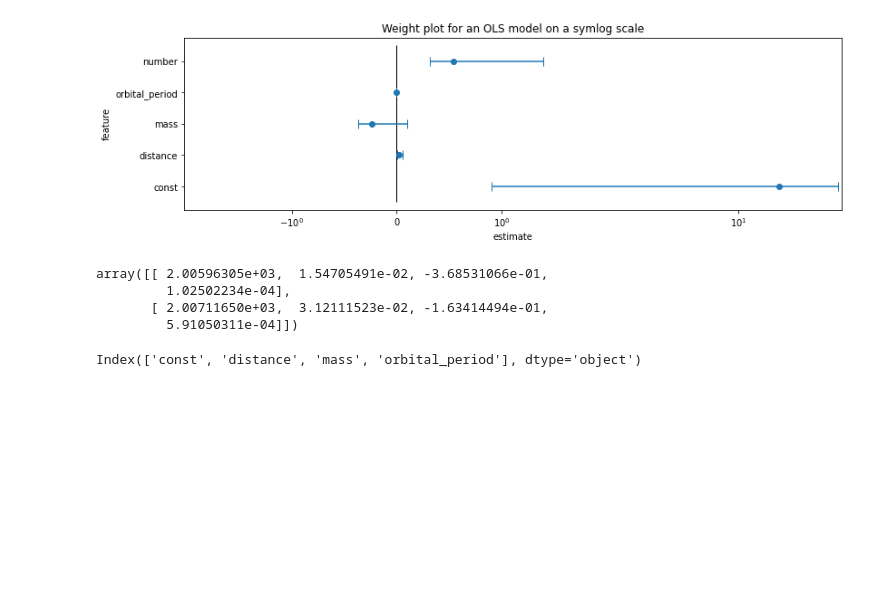
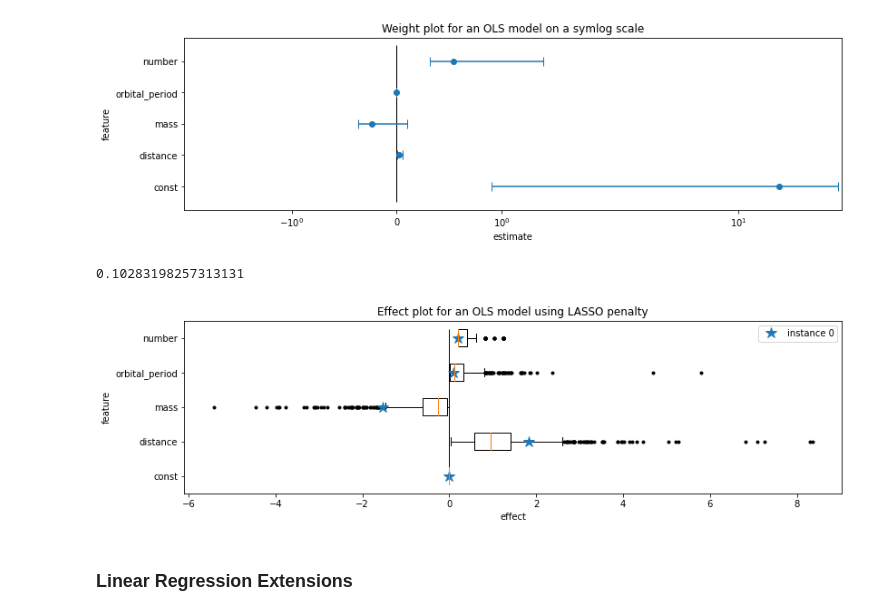
Before and after one commit to KatyFisch/InterpretableML, a Jupyter notebook: TabularData.ipynb, the cells around one changed output. Saved outputs shown, nothing was run; the diff lists cells and outputs as text; code cells hidden in the pictures; blank space fills up the shorter version.

```diff
--- a/TabularData.ipynb
+++ b/TabularData.ipynb
@@ -90,15 +115,41 @@ plt.show()
 # %% [output]
 [figure]
 # %%
-# LASSO regression with effect plot
+# LASSO regression
+exp_var = ["const", "distance", "mass", "orbital_period", "number"]
+X = planets_comp[exp_var].to_numpy()
+y = planets_comp["years_since"].to_numpy()
 
-np.swapaxes(res.conf_int().to_numpy(), 0, 1)
+
+reg = LassoCV(cv=20, random_state=0).fit(X, y)
+reg.score(X, y)
 # %% [output]
-array([[ 2.00596305e+03,  1.54705491e-02, -3.68531066e-01,
-         1.02502234e-04],
-       [ 2.00711650e+03,  3.12111523e-02, -1.63414494e-01,
-         5.91050311e-04]])
+0.10283198257313131
 # %%
-res.params.index
+# effect plot
+def effect_plot(data, var, coef, instance=None, title=""):
+    effects = data.loc[:, var]
+    for coef, name in zip(coef, var):
+        effects.loc[:, name] = effects[name]*coef
+
+    fig = plt.figure(figsize=(13,0.7*len(var)))
+    plt.vlines(x=0, ymin=0.75, ymax=len(var)+0.25, color='black', lw=1)
+    plt.boxplot(effects, vert=False, flierprops = dict(marker='o', markerfacecolor='black', markersize=3))
+    plt.yticks(range(1, len(var)+1), var)
+    plt.title(title)
+    plt.xlabel("effect")
+    plt.ylabel("feature")
+
+    if type(instance) == int:
+        data_intance = effects.iloc[instance]
+        plt.plot(data_intance[var], range(1, len(var)+1), marker="*", lw=0, markersize=12,
+             label="instance " + str(instance))
+        plt.legend()
+
+
+effect_plot(planets_comp, exp_var, reg.coef_, instance=0, title="Effect plot for an OLS model using LASSO penalty")
+plt.show()
 # %% [output]
-Index(['const', 'distance', 'mass', 'orbital_period'], dtype='object')
+[figure, added]
+# %% [markdown]
+### Linear Regression Extensions
```
Also changed, not shown: parts of 14 cells of this notebook.
